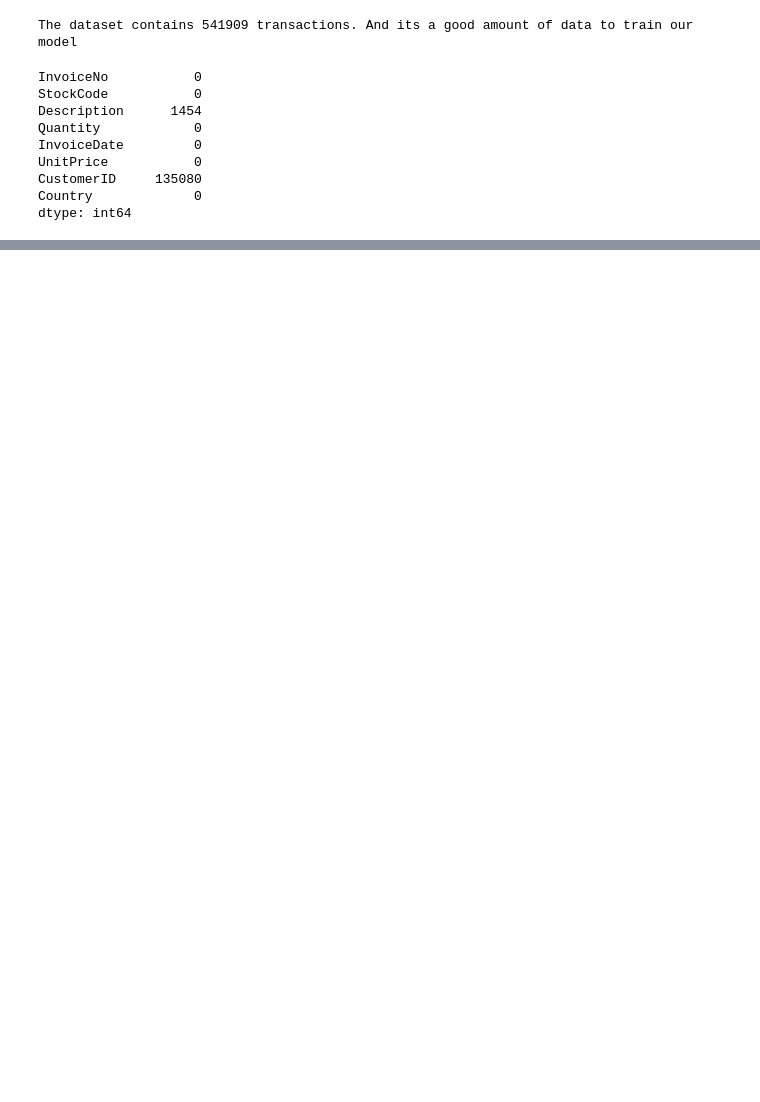
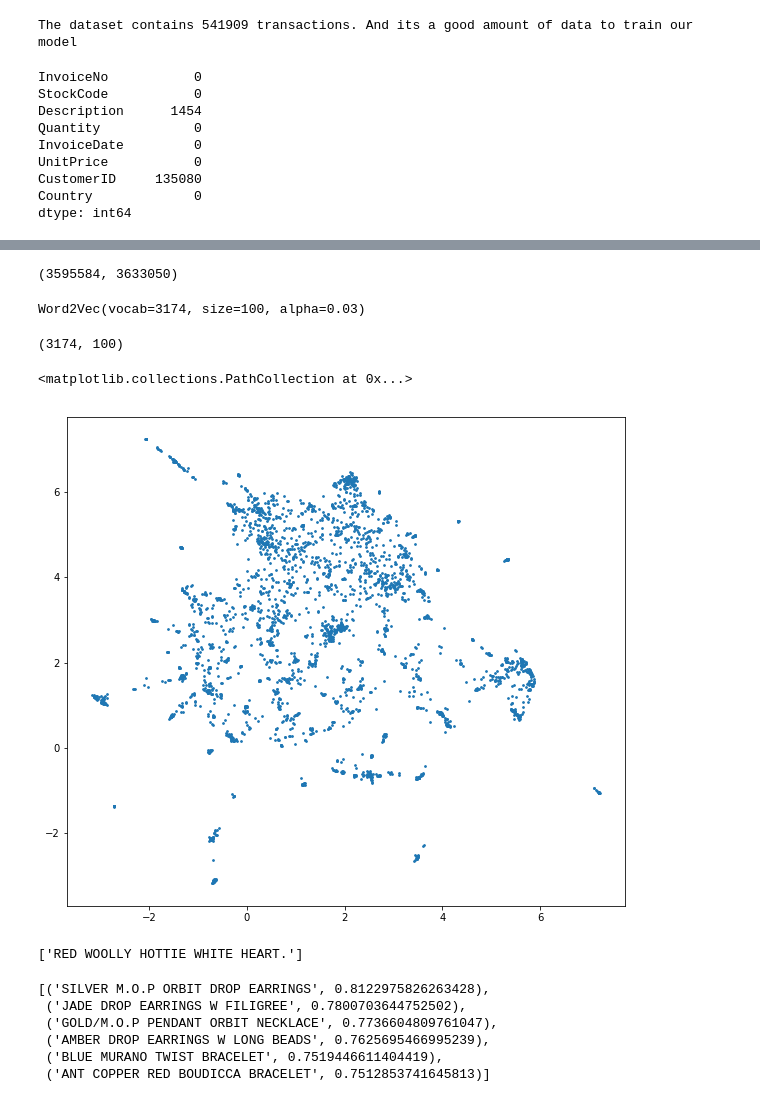
Before and after one commit to mxzgit/Rec_sys, a Jupyter notebook: Recommendation System.ipynb, the cells around one changed output, grey strips where cells are left out. Saved outputs shown, nothing was run; the diff lists cells and outputs as text; code cells hidden in the pictures; blank space fills up the shorter version.

```diff
--- a/Recommendation System.ipynb
+++ b/Recommendation System.ipynb
@@ -35,0 +49,14 @@ print("The Dataset contains %d unique ")
+# %%
+random.shuffle(customers)
+
+customers_train = [customers[i] for i in range(int(0.9*len(customers)))]
+
+train_df = df[df.CustomerID.isin(customers_train)]
+validation_df = df[~df.CustomerID.isin(customers_train)]
+# %%
+purchases_train = []
+
+
+for i in tqdm(customers_train):
+    temp = train_df[train_df["CustomerID"] == i]["StockCode"].tolist()
+    purchases_train.append(temp)
@@ -35,0 +70,12 @@ print("The Dataset contains %d unique ")
+# %%
+model = Word2Vec(window = 10, sg = 1, hs =0,
+                negative = 10,
+                alpha = 0.03, min_alpha=0.0007,
+                seed=14)
+
+model.build_vocab(purchases_train, progress_per=200)
+
+model.train(purchases_train, total_examples=model.corpus_count,
+           epochs=10, report_delay=1)
+# %% [output]
+(3595584, 3633050)
@@ -35,0 +84,21 @@ print("The Dataset contains %d unique ")
+# %%
+print(model)
+# %% [output]
+Word2Vec(vocab=3174, size=100, alpha=0.03)
+# %%
+X = model[model.wv.vocab]
+
+X.shape
+# %% [output]
+(3174, 100)
+# %%
+import umap
+
+cluster_embedding = umap.UMAP(n_neighbors=30, min_dist=0.0,
+                              n_components=2, random_state=42).fit_transform(X)
+
+plt.figure(figsize=(10,9))
+plt.scatter(cluster_embedding[:, 0], cluster_embedding[:, 1], s=3, cmap='Spectral')
+# %% [output]
+<matplotlib.collections.PathCollection at 0x...>
+[figure, added]
@@ -35,0 +113,4 @@ print("The Dataset contains %d unique ")
+# %%
+products_dict['84029E']
+# %% [output]
+['RED WOOLLY HOTTIE WHITE HEART.']
@@ -35,0 +130,9 @@ print("The Dataset contains %d unique ")
+# %%
+similar_products(model['90019A'])
+# %% [output]
+[('SILVER M.O.P ORBIT DROP EARRINGS', 0.8122975826263428),
+ ('JADE DROP EARRINGS W FILIGREE', 0.7800703644752502),
+ ('GOLD/M.O.P PENDANT ORBIT NECKLACE', 0.7736604809761047),
+ ('AMBER DROP EARRINGS W LONG BEADS', 0.7625695466995239),
+ ('BLUE MURANO TWIST BRACELET', 0.7519446611404419),
+ ('ANT COPPER RED BOUDICCA BRACELET', 0.7512853741645813)]
```
Also changed, not shown: parts of 7 cells of this notebook.
